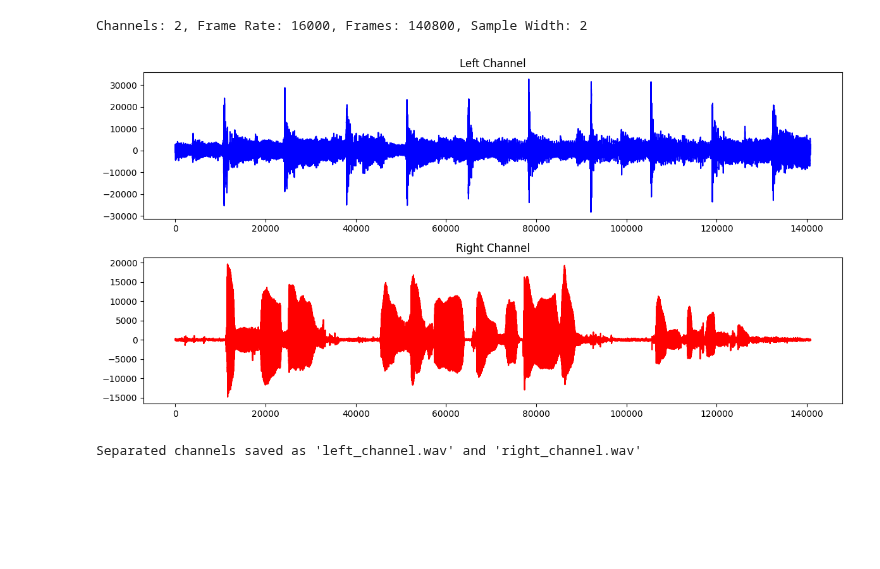
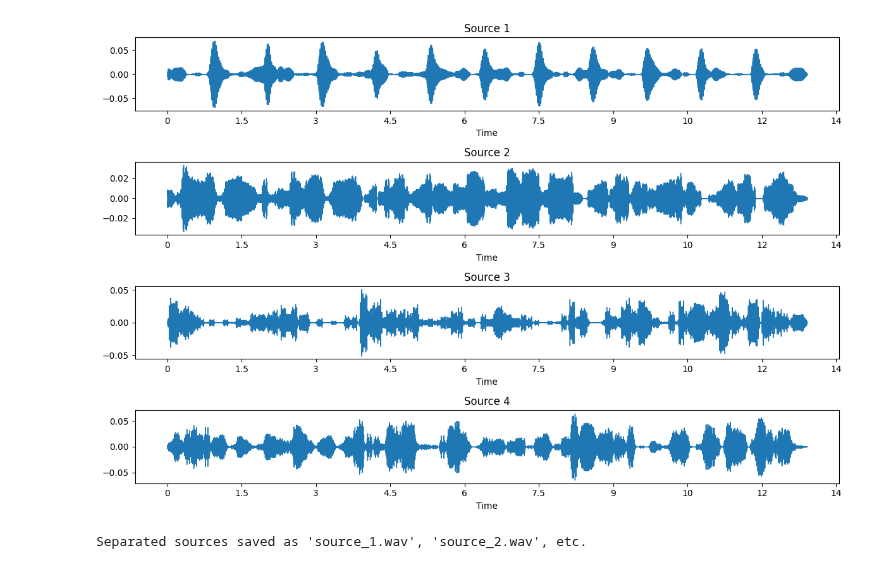
Before and after one commit to yyf/SimpleAudioDSP, a Jupyter notebook: Source_separation.ipynb, the cells around one changed output. Drawn from its saved outputs; the diff is of its cells as text; code cells hidden in the pictures; blank space fills up the shorter version.

Commit message:
Add source separation

```diff
--- a/Source_separation.ipynb
+++ b/Source_separation.ipynb
@@ -1,55 +15,47 @@
 # %%
+# Naive approach to separate sources using NMF; functional but requires tuning
+
 import numpy as np
-import wave
+import librosa
+import librosa.display
 import matplotlib.pyplot as plt
+from sklearn.decomposition import NMF
+import soundfile as sf
 
-# Load the WAV file
-file_path = "./Data/Ani_1_01.wav"  # Replace with your WAV file path
-wav = wave.open(file_path, 'rb')
+# Load the single-channel WAV file
+file_path = "./Data/Music Delta - Rock.stem.wav"  # Replace with your WAV file path
+y, sr = librosa.load(file_path, mono=True)
 
-# Extract audio parameters
-n_channels = wav.getnchannels()
-frame_rate = wav.getframerate()
-n_frames = wav.getnframes()
-sample_width = wav.getsampwidth()
+# Compute the Short-Time Fourier Transform (STFT)
+S = np.abs(librosa.stft(y))
 
-print(f"Channels: {n_channels}, Frame Rate: {frame_rate}, Frames: {n_frames}, Sample Width: {sample_width}")
+# Apply Non-Negative Matrix Factorization (NMF)
+n_components = 4  # Number of sources to separate
+model = NMF(n_components=n_components, init='random', random_state=0)
+W = model.fit_transform(S)  # Basis matrix
+H = model.components_  # Activation matrix
 
-# Read audio data
-audio_data = wav.readframes(n_frames)
-wav.close()
+# Reconstruct the sources
+sources = []
+for i in range(n_components):
+    S_i = np.outer(W[:, i], H[i, :])  # Reconstruct each source
+    y_i = librosa.istft(S_i)  # Inverse STFT to get time-domain signal
+    sources.append(y_i)
 
-# Convert audio data to numpy array
-audio_array = np.frombuffer(audio_data, dtype=np.int16).reshape(-1, n_channels)
-
-# Separate sources (left and right channels)
-left_channel = audio_array[:, 0]
-right_channel = audio_array[:, 1]
-
-# Plot the channels
-plt.figure(figsize=(12, 6))
-plt.subplot(2, 1, 1)
-plt.plot(left_channel, color='blue')
-plt.title("Left Channel")
-plt.subplot(2, 1, 2)
-plt.plot(right_channel, color='red')
-plt.title("Right Channel")
+# Plot the separated sources
+plt.figure(figsize=(12, 8))
+for i, source in enumerate(sources):
+    plt.subplot(n_components, 1, i + 1)
+    librosa.display.waveshow(source, sr=sr)
+    plt.title(f"Source {i + 1}")
 plt.tight_layout()
 plt.show()
 
-# Save separated channels as new WAV files
-def save_wav(file_name, data, frame_rate):
-    with wave.open(file_name, 'wb') as wav_file:
-        wav_file.setnchannels(1)  # Mono
-        wav_file.setsampwidth(sample_width)
-        wav_file.setframerate(frame_rate)
-        wav_file.writeframes(data.tobytes())
+# Save the separated sources as WAV files
+for i, source in enumerate(sources):
+    sf.write(f"./Output/source_{i + 1}.wav", source, sr)
 
-save_wav("./Output/left_channel.wav", left_channel, frame_rate)
-save_wav("./Output/right_channel.wav", right_channel, frame_rate)
-
-print("Separated channels saved as 'left_channel.wav' and 'right_channel.wav'")
+print("Separated sources saved as 'source_1.wav', 'source_2.wav', etc.")
 # %% [output]
+[figure, new version]
-Channels: 2, Frame Rate: 16000, Frames: 140800, Sample Width: 2
+Separated sources saved as 'source_1.wav', 'source_2.wav', etc.
-[figure, old version]
-Separated channels saved as 'left_channel.wav' and 'right_channel.wav'
```
Also changed, not shown: parts of 1 cell of this notebook, 2 other files.
